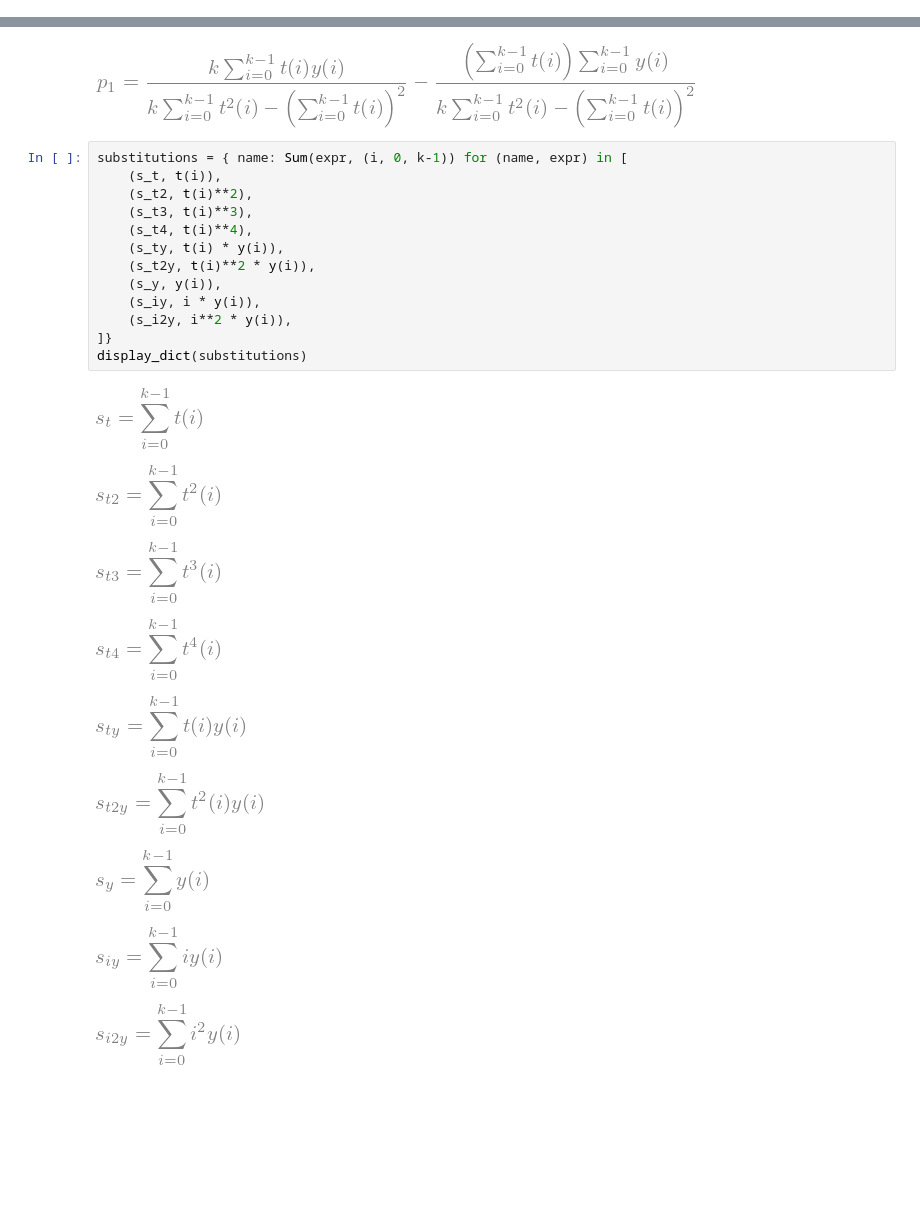
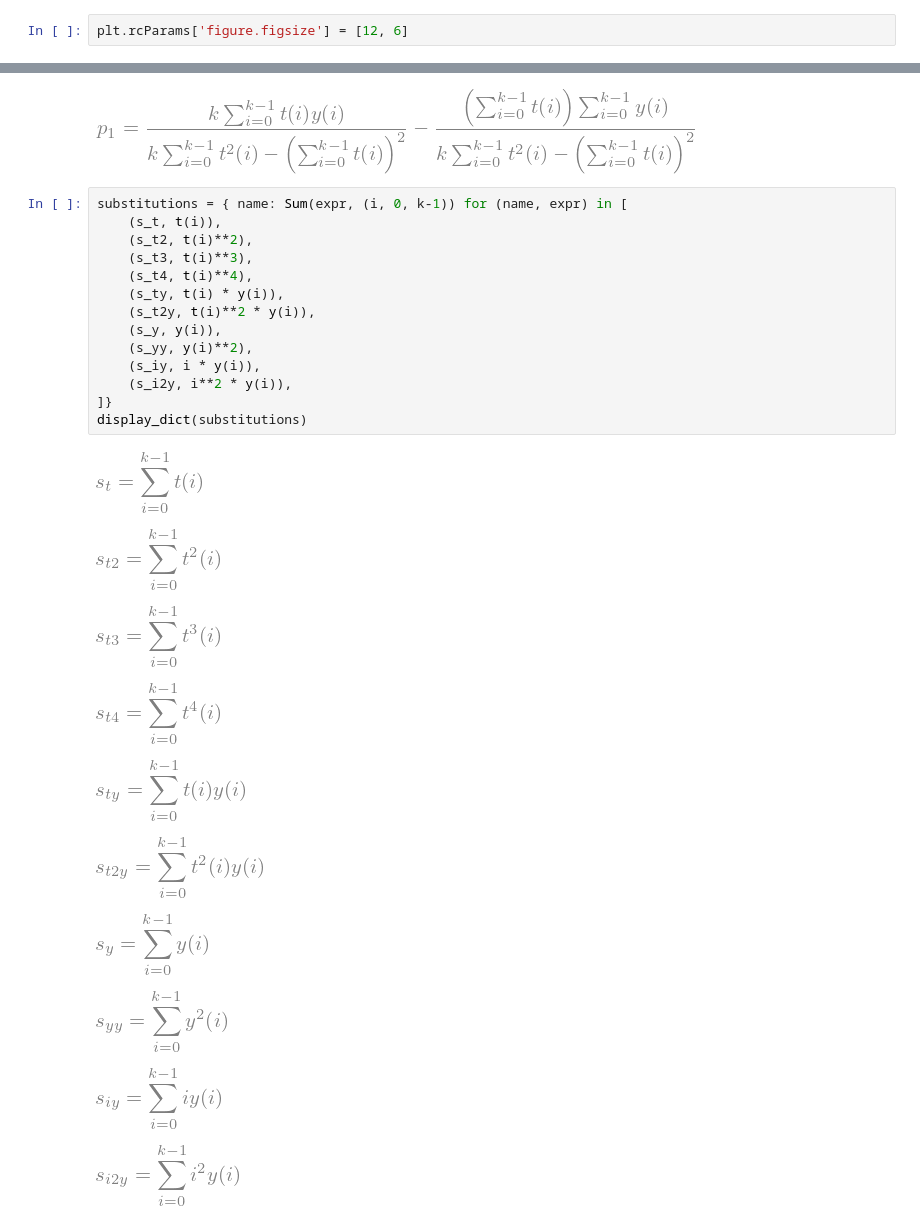
Before and after one commit to bluecube/line_follower, a Jupyter notebook: jupyter/Encoder_smoothing_least_squares.ipynb, the cells around one changed output, grey strips where cells are left out. Cells and saved outputs as stored; diff of their text form; blank space fills up the shorter version.

```diff
--- a/jupyter/Encoder_smoothing_least_squares.ipynb
+++ b/jupyter/Encoder_smoothing_least_squares.ipynb
@@ -19,3 +25,5 @@ Documentation can be found at https://docs.sympy.org/1.11.1/
+# %%
+plt.rcParams['figure.figsize'] = [12, 6]
 # %%
 def display_dict(d):
     """ Display a dict of variable: expression (eg. a result of solve)"""
@@ -77,26 +80,28 @@ display_dict(solution)
 # %%
 substitutions = { name: Sum(expr, (i, 0, k-1)) for (name, expr) in [
     (s_t, t(i)),
     (s_t2, t(i)**2),
     (s_t3, t(i)**3),
     (s_t4, t(i)**4),
     (s_ty, t(i) * y(i)),
     (s_t2y, t(i)**2 * y(i)),
     (s_y, y(i)),
+    (s_yy, y(i)**2),
     (s_iy, i * y(i)),
     (s_i2y, i**2 * y(i)),
 ]}
 display_dict(substitutions)
 # %% [output]
 [figure]
 [figure]
 [figure]
 [figure]
 [figure]
 [figure]
 [figure]
-[figure, old version]
+[figure, new version]
-[figure, old version]
+[figure, new version]
+[figure, added]
 # %%
 substituted_solution = {
     name: (
```
Also changed, not shown: parts of 46 cells of this notebook, 3 other files.
